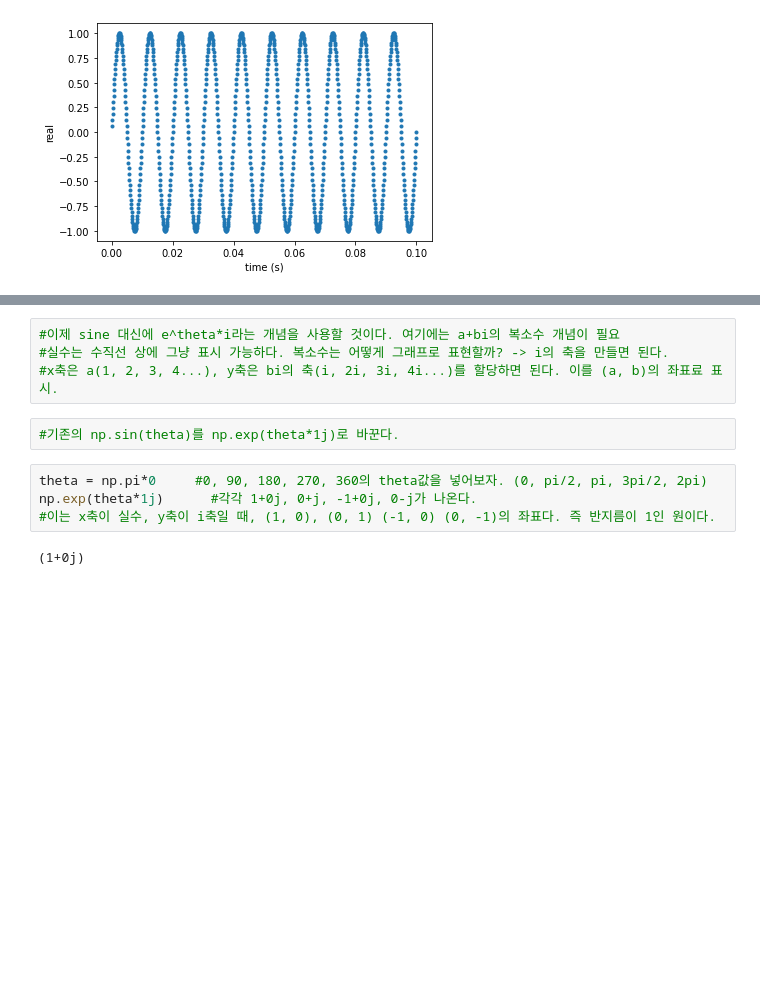
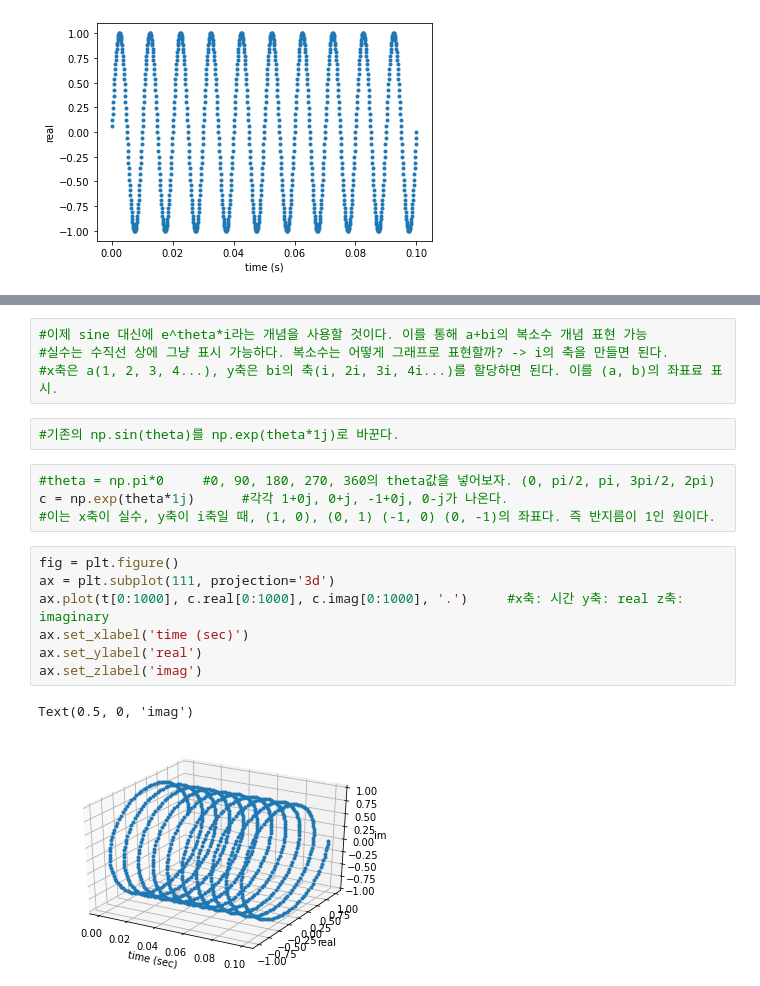
Before and after one commit to 2016130714/class2021Spring, a Jupyter notebook: sound.ipynb, the cells around one changed output, grey strips where cells are left out. Drawn from its saved outputs; the diff is of its cells as text; blank space fills up the shorter version.

```diff
--- a/sound.ipynb
+++ b/sound.ipynb
@@ -41,14 +41,22 @@ ipd.Audio(s, rate=sr)
 # %% [output]
 [interactive output not drawn]
 # %%
-#이제 sine 대신에 e^theta*i라는 개념을 사용할 것이다. 여기에는 a+bi의 복소수 개념이 필요
+#이제 sine 대신에 e^theta*i라는 개념을 사용할 것이다. 이를 통해 a+bi의 복소수 개념 표현 가능
 #실수는 수직선 상에 그냥 표시 가능하다. 복소수는 어떻게 그래프로 표현할까? -> i의 축을 만들면 된다.
 #x축은 a(1, 2, 3, 4...), y축은 bi의 축(i, 2i, 3i, 4i...)를 할당하면 된다. 이를 (a, b)의 좌표료 표시.
 # %%
 #기존의 np.sin(theta)를 np.exp(theta*1j)로 바꾼다.
 # %%
-theta = np.pi*0     #0, 90, 180, 270, 360의 theta값을 넣어보자. (0, pi/2, pi, 3pi/2, 2pi)
-np.exp(theta*1j)      #각각 1+0j, 0+j, -1+0j, 0-j가 나온다.
+#theta = np.pi*0     #0, 90, 180, 270, 360의 theta값을 넣어보자. (0, pi/2, pi, 3pi/2, 2pi)
+c = np.exp(theta*1j)      #각각 1+0j, 0+j, -1+0j, 0-j가 나온다.
 #이는 x축이 실수, y축이 i축일 때, (1, 0), (0, 1) (-1, 0) (0, -1)의 좌표다. 즉 반지름이 1인 원이다.
-# %% [output]
-(1+0j)
+# %%
+fig = plt.figure()
+ax = plt.subplot(111, projection='3d')
+ax.plot(t[0:1000], c.real[0:1000], c.imag[0:1000], '.')     #x축: 시간 y축: real z축: imaginary
+ax.set_xlabel('time (sec)')
+ax.set_ylabel('real')
+ax.set_zlabel('imag')
+# %% [output]
+Text(0.5, 0, 'imag')
+[figure, added]
```
Also changed, not shown: parts of 10 cells of this notebook.
